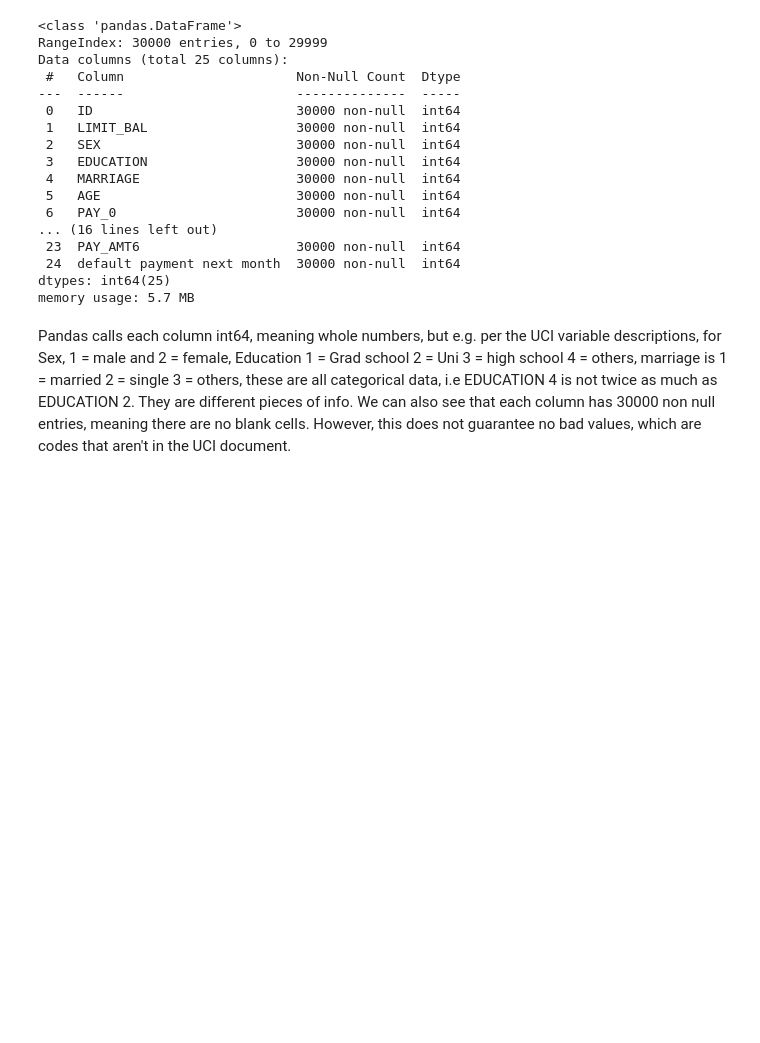
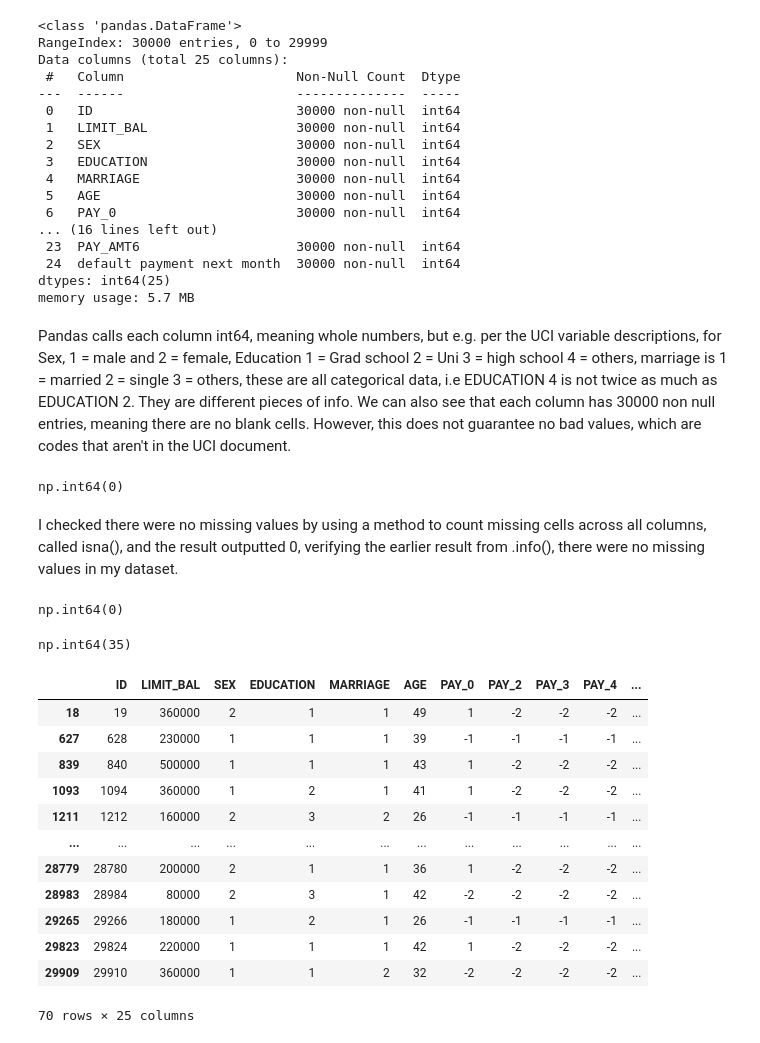
Before and after one commit to SHMUN45/customer-credit-default-ML, a Jupyter notebook: notebooks/01_data_audit.ipynb, the cells around one changed output. Saved outputs shown, nothing was run; the diff lists cells and outputs as text; code cells hidden in the pictures; blank space fills up the shorter version.

Commit message:
Add missing value, duplicate, target balance and category code checks

```diff
--- a/notebooks/01_data_audit.ipynb
+++ b/notebooks/01_data_audit.ipynb
@@ -57,3 +57,33 @@ dtypes: int64(25)
 memory usage: 5.7 MB
 # %% [markdown]
 Pandas calls each column int64, meaning whole numbers, but e.g. per the UCI variable descriptions, for Sex, 1 = male and 2 = female, Education 1 = Grad school 2 = Uni 3 = high school 4 = others, marriage is 1 = married 2 = single 3 = others, these are all categorical data, i.e EDUCATION 4 is not twice as much as EDUCATION 2. They are different pieces of info. We can also see that each column has 30000 non null entries, meaning there are no blank cells. However, this does not guarantee no bad values, which are codes that aren't in the UCI document.
+# %%
+df.isna().sum().sum()
+# %% [output]
+np.int64(0)
+# %% [markdown]
+I checked there were no missing values by using a method to count missing cells across all columns, called isna(), and the result outputted 0, verifying the earlier result from .info(), there were no missing values in my dataset.
+# %%
+df.duplicated().sum()
+# %% [output]
+np.int64(0)
+# %%
+df.drop(columns="ID").duplicated().sum()
+# %% [output]
+np.int64(35)
+# %%
+df[df.drop(columns="ID").duplicated(keep=False)]
+# %% [output]
+|  | ID | LIMIT_BAL | SEX | EDUCATION | MARRIAGE | AGE | PAY_0 | PAY_2 | PAY_3 | PAY_4 | ... |
+| 18 | 19 | 360000 | 2 | 1 | 1 | 49 | 1 | -2 | -2 | -2 | ... |
+| 627 | 628 | 230000 | 1 | 1 | 1 | 39 | -1 | -1 | -1 | -1 | ... |
+| 839 | 840 | 500000 | 1 | 1 | 1 | 43 | 1 | -2 | -2 | -2 | ... |
+| 1093 | 1094 | 360000 | 1 | 2 | 1 | 41 | 1 | -2 | -2 | -2 | ... |
+| 1211 | 1212 | 160000 | 2 | 3 | 2 | 26 | -1 | -1 | -1 | -1 | ... |
+| ... | ... | ... | ... | ... | ... | ... | ... | ... | ... | ... | ... |
+| 28779 | 28780 | 200000 | 2 | 1 | 1 | 36 | 1 | -2 | -2 | -2 | ... |
+| 28983 | 28984 | 80000 | 2 | 3 | 1 | 42 | -2 | -2 | -2 | -2 | ... |
+| 29265 | 29266 | 180000 | 1 | 2 | 1 | 26 | -1 | -1 | -1 | -1 | ... |
+| 29823 | 29824 | 220000 | 1 | 1 | 1 | 42 | 1 | -2 | -2 | -2 | ... |
+| 29909 | 29910 | 360000 | 1 | 1 | 2 | 32 | -2 | -2 | -2 | -2 | ... |
+70 rows × 25 columns
```
Also changed, not shown: parts of 17 cells of this notebook.
